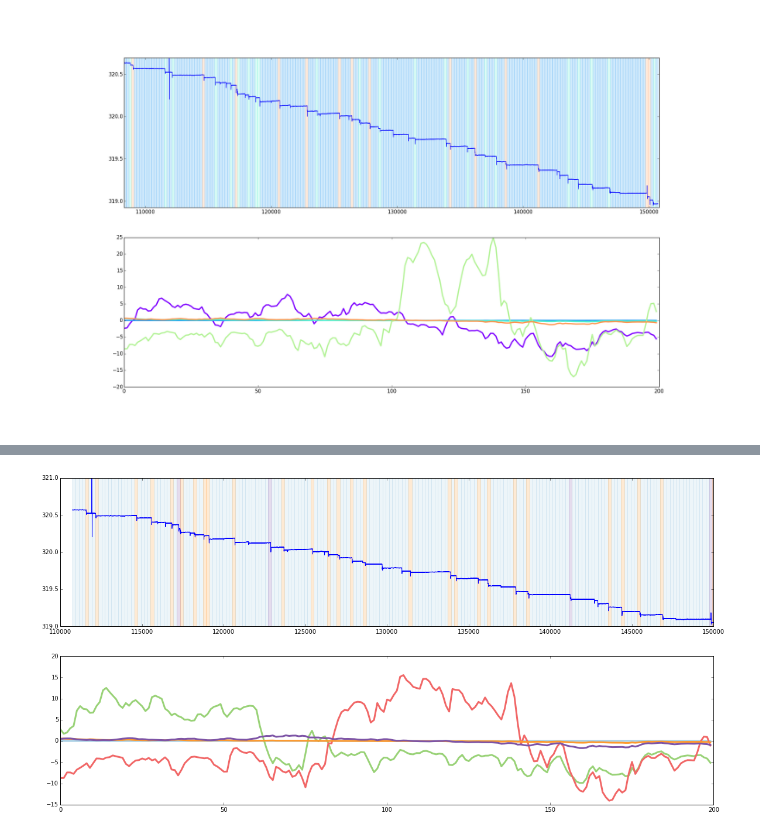
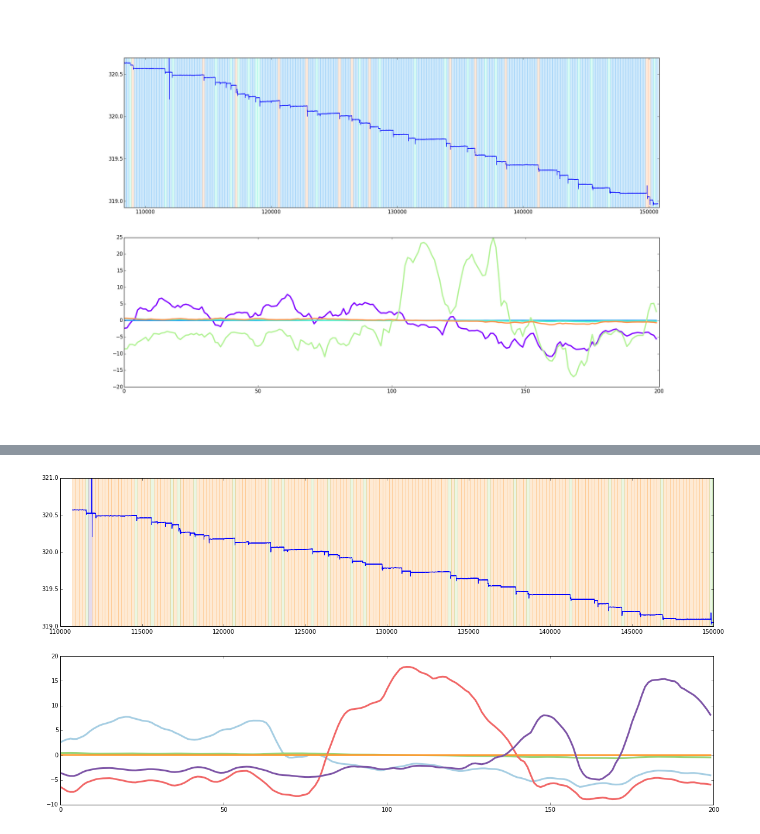
Before and after one commit to wdwvt1/bcp, a Jupyter notebook: ipynbs/drinking.ipynb, the cells around one changed output, grey strips where cells are left out. Saved outputs shown, nothing was run; the diff lists cells and outputs as text; code cells hidden in the pictures.

```diff
--- a/ipynbs/drinking.ipynb
+++ b/ipynbs/drinking.ipynb
@@ -54,0 +95,6 @@ Below is working code for building k means clustering. It is the same data that
+# %%
+# Kmeans with no prior data smoothing.
+w1_sm = trace_to_signals_matrix(w1, signal_length, regularization_value=.001)
+cb, _ = kmeans(w1_sm, k)
+obs = w1_sm[m_start_ind: m_end_ind]
+m, d = vq(obs, cb)
@@ -54,0 +141,26 @@ Below is working code for building k means clustering. It is the same data that
+# %%
+# plot results
+ms = [m, m_cma, m_psr, m_psr_cma]
+cbs = [cb, cb_cma, cb_psr, cb_psr_cma]
+ws = [w1, w1_cma, w1_psr, w1_psr_cma]
+
+colors = [plt.cm.Paired(i/float(k)) for i in range(k)]
+
+f, axarr = plt.subplots(nrows=4, ncols=2, figsize=(25,20))
+
+for i in range(4):
+    axarr[i,0].plot(t[start_ind:end_ind], ws[i][start_ind:end_ind])
+    for n in range(len(ms[i])):
+        xmin_ind = start_ind + n * signal_length
+        xmax_ind = xmin_ind + signal_length
+        axarr[i, 0].axvspan(t[xmin_ind], t[xmax_ind], color=colors[ms[i][n]], alpha=.2)
+    axarr[i, 0].set_xlim(start_ind, end_ind)
+    axarr[i, 0].set_ylim(319.8, 320.6)
+
+    for j in range(k):
+        axarr[i, 1].plot(cbs[i][j], lw=2, color=colors[j])
+
+plt.show()
+# Number in each class in the entire data from mouse 1, and in just the subset we classified.
+#print np.bincount(vq(_w1, cb)[0], minlength=k)
+#print np.bincount(m, minlength=k)
@@ -55,5 +172,7 @@ Below is working code for building k means clustering. It is the same data that
 # %%
+%matplotlib inline
 from bcp.feature_extraction import trace_to_signals_matrix
+from bcp.stats import centered_moving_average
 import numpy as np
 from scipy.cluster.vq import kmeans, vq
 import matplotlib.pyplot as plt
@@ -66,33 +185,39 @@ k = 5
 
 colors = [plt.cm.Paired(i/float(k)) for i in range(k)]
 
-_w1 = trace_to_signals_matrix(w1, signal_length, regularization_value=.001)
+cma_w1 = centered_moving_average(w1, 5)
+# set the edges of the signals to what they would otherwise be.
+# without this, there are significant effects on the set of kmeans.
+cma_w1[:5] = w1[:5]
+cma_w1[-5:] = w1[-5:]
+
+_w1 = trace_to_signals_matrix(cma_w1, signal_length, regularization_value=.01)
 cb, _ = kmeans(_w1, k)
 
 start_ind = 110000
 end_ind = 150000
 
 m_start_ind = start_ind / signal_length
 m_end_ind = end_ind / signal_length
 
 obs = _w1[m_start_ind: m_end_ind]
 m, d = vq(obs, cb)
 
 f, axarr = plt.subplots(nrows=2, figsize=(20,10))
 axarr[0].plot(t[start_ind:end_ind], w1[start_ind:end_ind])
 
 for i in range(len(m)):
     xmin_ind = start_ind + i * signal_length
     xmax_ind = xmin_ind + signal_length
     axarr[0].axvspan(t[xmin_ind], t[xmax_ind], color=colors[m[i]], alpha=.2)
 axarr[0].set_xlim(start_ind, end_ind)
 axarr[0].set_ylim(319, 321)
 
 for i in range(k):
     axarr[1].plot(cb[i], lw=3, color=colors[i])
-
+plt.show()
 # Number in each class in the entire data from mouse 1, and in just the subset we classified.
 #print np.bincount(vq(_w1, cb)[0], minlength=k)
 #print np.bincount(m, minlength=k)
 # %% [output]
-[figure, old version]
+[figure, new version]
```
Also changed, not shown: parts of 18 cells of this notebook, 5 other files.
